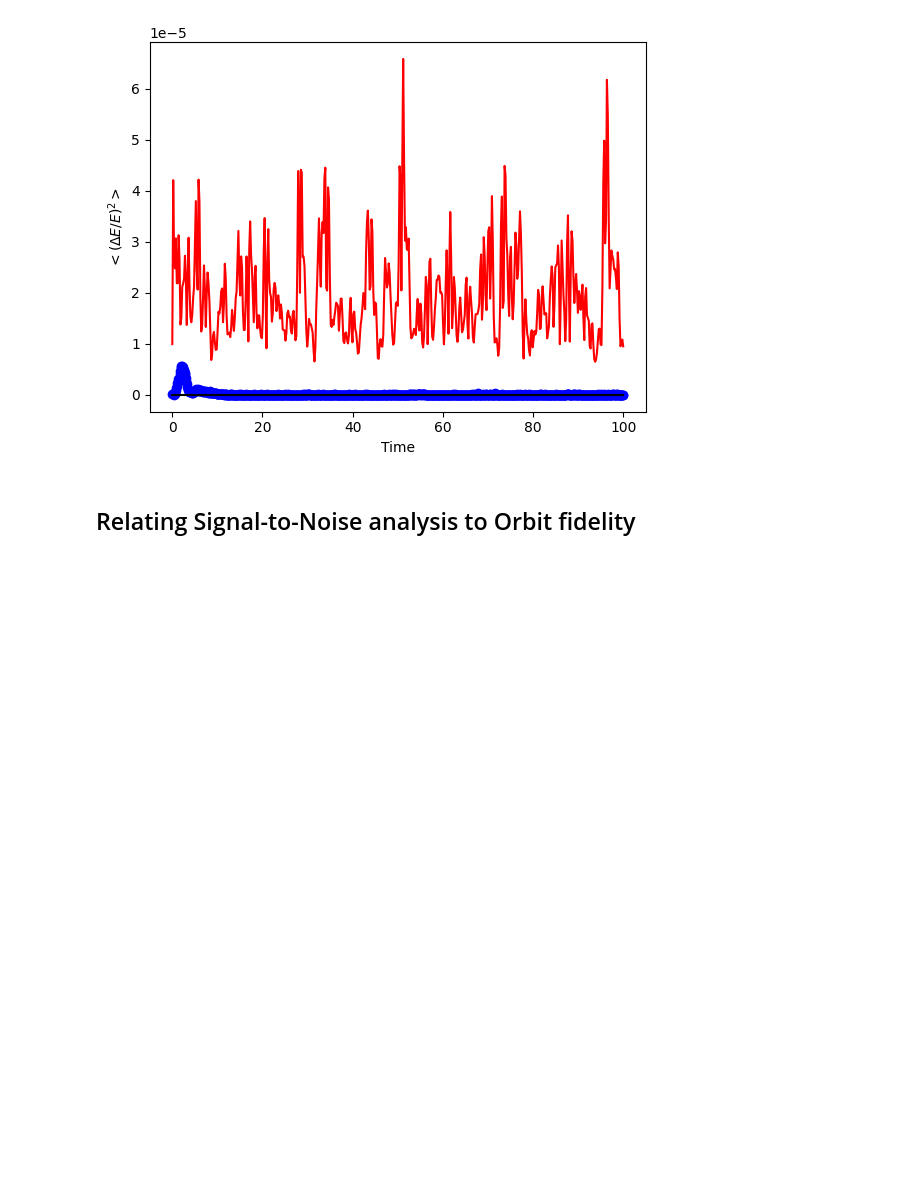
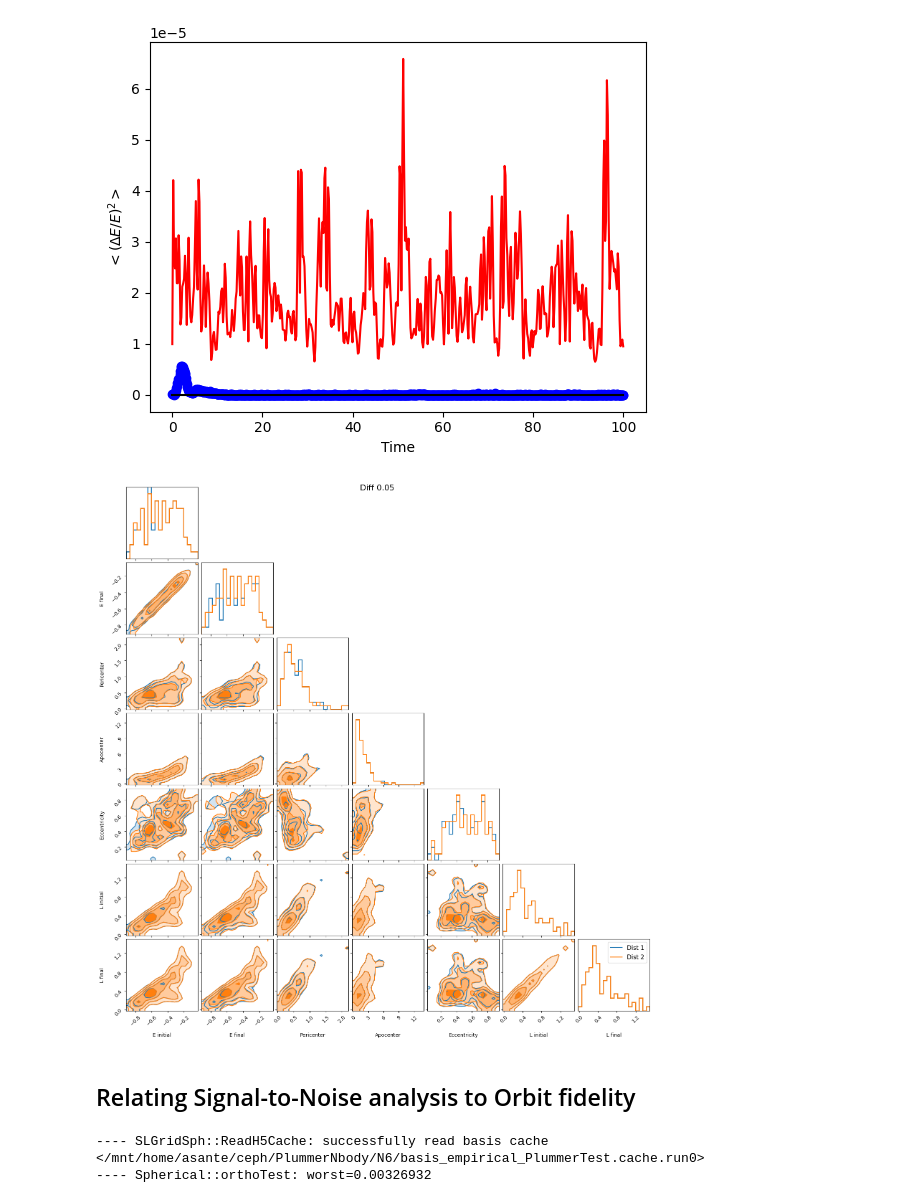
Before and after one commit to ariasant/streams_in_dreams, a Jupyter notebook: plummer_bfe_report.ipynb, the cells around one changed output. Drawn from its saved outputs; the diff is of its cells as text; code cells hidden in the pictures; blank space fills up the shorter version.

```diff
--- a/plummer_bfe_report.ipynb
+++ b/plummer_bfe_report.ipynb
@@ -1033,6 +1118,10 @@ ax.set_xlabel("Time")
 ---- Spherical::orthoTest: worst=0.000473642
 Text(0.5, 0, 'Time')
 [figure]
+# %%
+make_comparison(df_a, new_df_exp)
+# %% [output]
+[figure, added]
 # %% [markdown]
 ## Relating Signal-to-Noise analysis to Orbit fidelity
 # %%
@@ -1071,0 +1153,11 @@ f2 = suppress_coefficients(coefs_file=coefs_file, mask=mask)
+# %%
+masked_pot = gp.EXPPotential(units=DimensionlessUnitSystem(),
+                          config_file=basis_yaml,
+                          coef_file=masked_coefs_file)
+
+
+masked_orbits_exp = masked_pot.integrate_orbit(orbits_ics, t1=0, t2=100, n_steps=500)
+masked_df_exp = save_attrs_to_df(new_orbits_exp)
+# %% [output]
+---- SLGridSph::ReadH5Cache: successfully read basis cache </mnt/home/asante/ceph/PlummerNbody/N6/basis_empirical_PlummerTest.cache.run0>
+---- Spherical::orthoTest: worst=0.00326932
```
Also changed, not shown: parts of 9 cells of this notebook, 1 other file.
